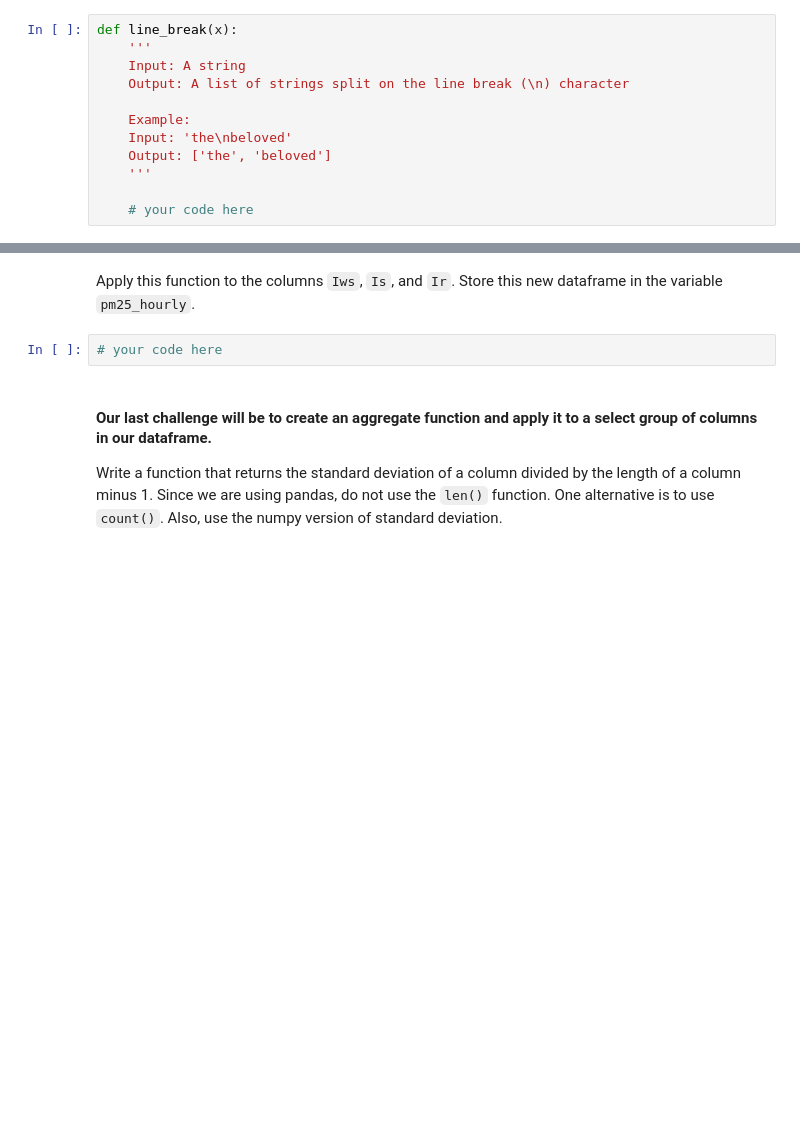
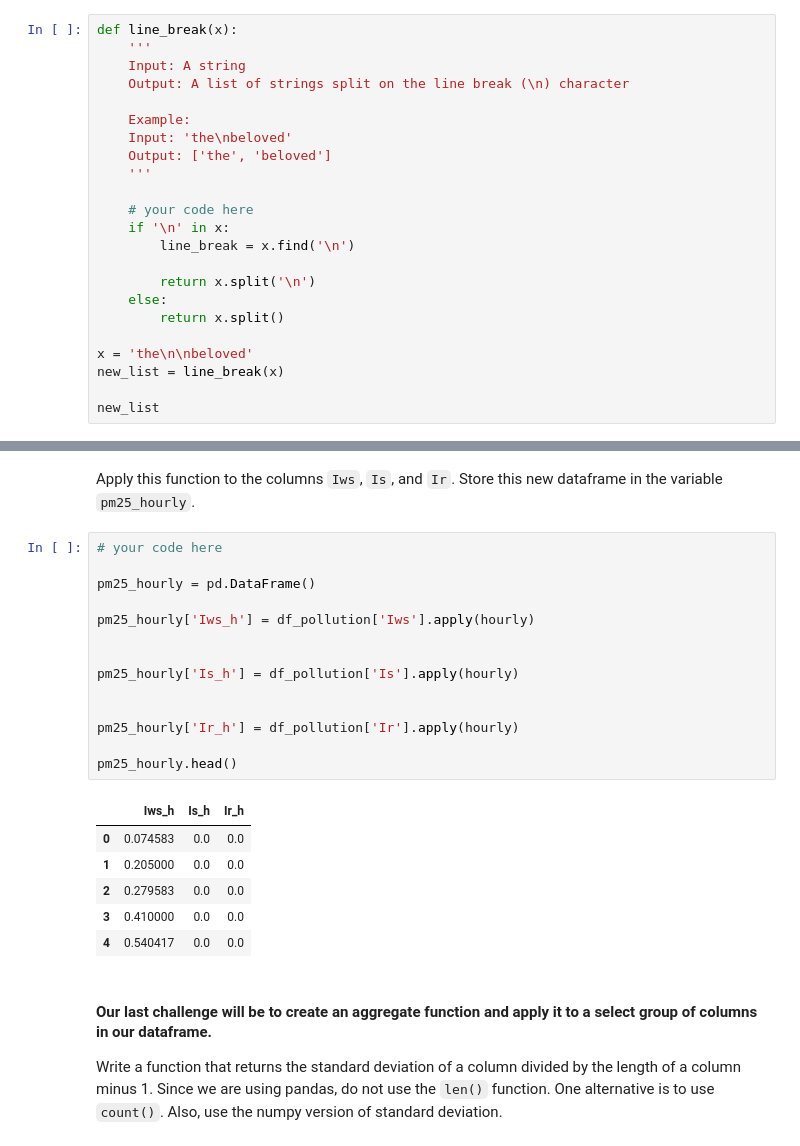
Before and after one commit to ta-data-bcn/lab-map-reduce-filter, a Jupyter notebook: your-code/main.ipynb, the cells around one changed output, grey strips where cells are left out. Drawn from its saved outputs; the diff is of its cells as text; blank space fills up the shorter version.

```diff
--- a/your-code/main.ipynb
+++ b/your-code/main.ipynb
@@ -71,3 +102,14 @@ def line_break(x):
     '''
 
     # your code here
+    if '\n' in x:
+        line_break = x.find('\n')
+
+        return x.split('\n')
+    else:
+        return x.split()
+
+x = 'the\n\nbeloved'
+new_list = line_break(x)
+
+new_list
@@ -165,7 +326,26 @@ def hourly(x):
 # %% [markdown]
 Apply this function to the columns `Iws`, `Is`, and `Ir`. Store this new dataframe in the variable `pm25_hourly`.
-# %%
-# your code here
+# %%
+# your code here
+
+pm25_hourly = pd.DataFrame()
+
+pm25_hourly['Iws_h'] = df_pollution['Iws'].apply(hourly)
+
+
+pm25_hourly['Is_h'] = df_pollution['Is'].apply(hourly)
+
+
+pm25_hourly['Ir_h'] = df_pollution['Ir'].apply(hourly)
+
+pm25_hourly.head()
+# %% [output]
+|  | Iws_h | Is_h | Ir_h |
+| 0 | 0.074583 | 0.0 | 0.0 |
+| 1 | 0.205000 | 0.0 | 0.0 |
+| 2 | 0.279583 | 0.0 | 0.0 |
+| 3 | 0.410000 | 0.0 | 0.0 |
+| 4 | 0.540417 | 0.0 | 0.0 |
 # %% [markdown]
 #### Our last challenge will be to create an aggregate function and apply it to a select group of columns in our dataframe.
 
```
Also changed, not shown: parts of 18 cells of this notebook, 1 other file.
